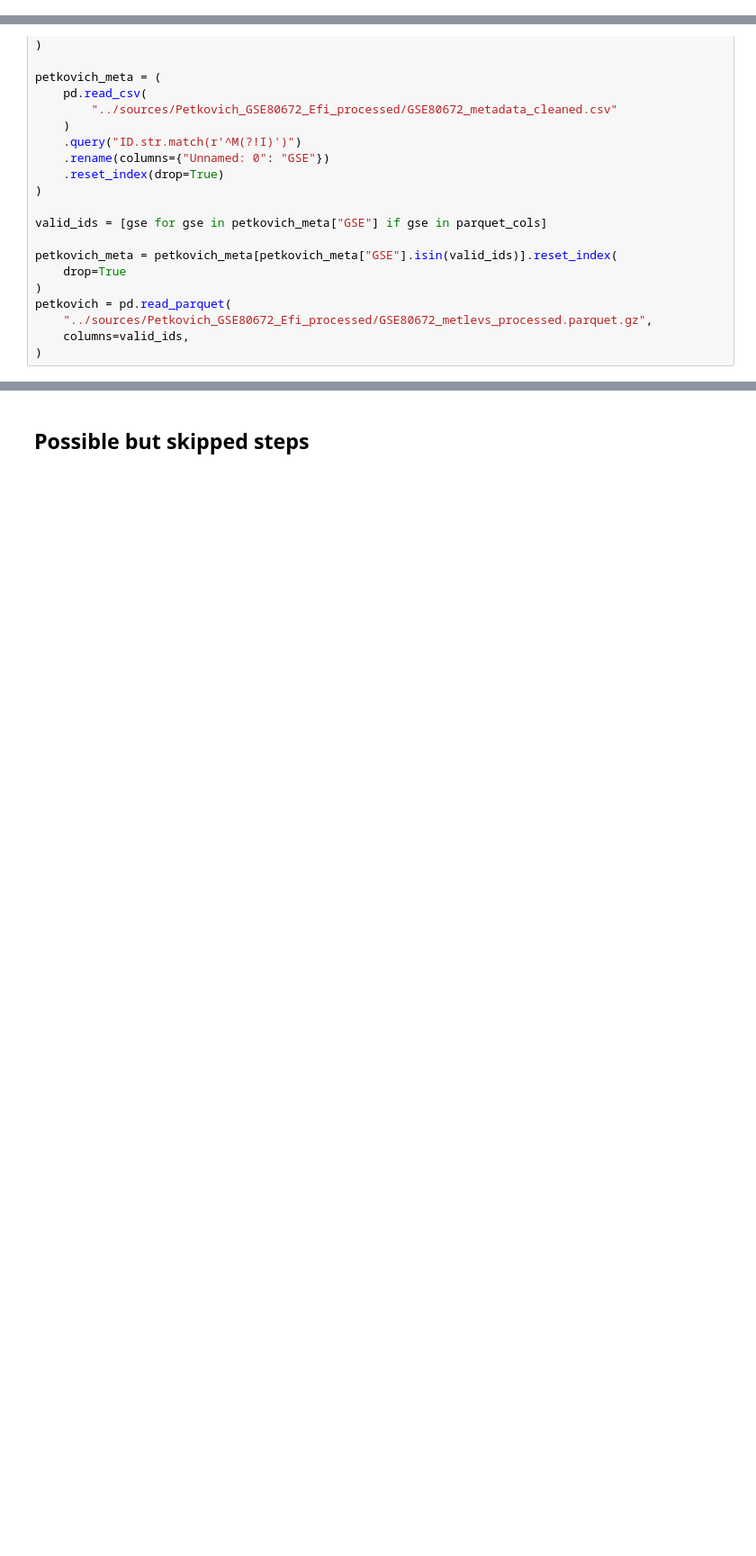
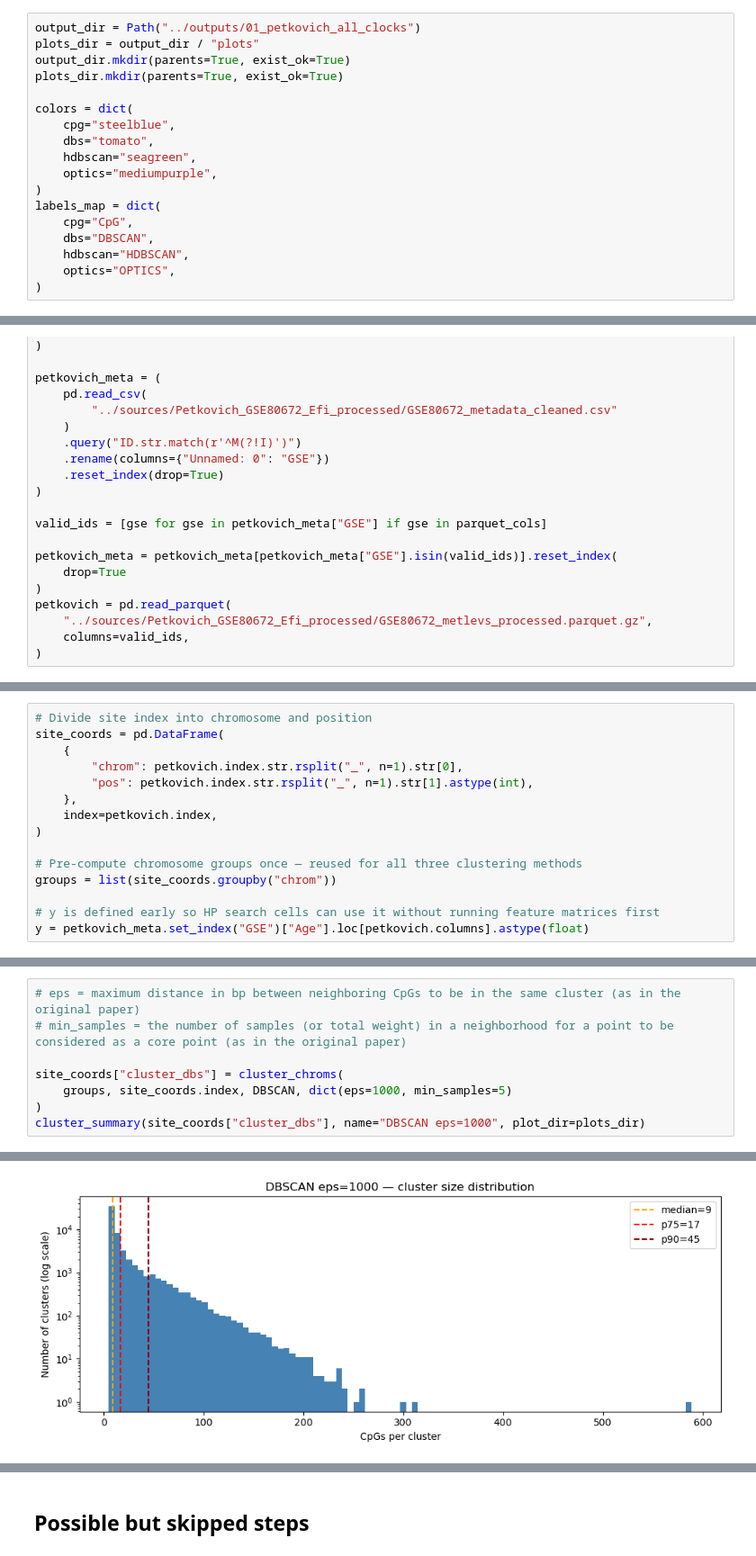
Before and after one commit to PavelGrobushkin/semen, a Jupyter notebook: notebooks/01_petkovich_blood_clocks.ipynb, the cells around one changed output, grey strips where cells are left out. Shown at 90% size. Cells and saved outputs as stored; diff of their text form; blank space fills up the shorter version.

```diff
--- a/notebooks/01_petkovich_blood_clocks.ipynb
+++ b/notebooks/01_petkovich_blood_clocks.ipynb
@@ -17,2 +27,20 @@ from sklearn.metrics import r2_score, root_mean_squared_error
+# %%
+output_dir = Path("../outputs/01_petkovich_all_clocks")
+plots_dir = output_dir / "plots"
+output_dir.mkdir(parents=True, exist_ok=True)
+plots_dir.mkdir(parents=True, exist_ok=True)
+
+colors = dict(
+    cpg="steelblue",
+    dbs="tomato",
+    hdbscan="seagreen",
+    optics="mediumpurple",
+)
+labels_map = dict(
+    cpg="CpG",
+    dbs="DBSCAN",
+    hdbscan="HDBSCAN",
+    optics="OPTICS",
+)
 # %% [markdown]
 # Training and testing Petkovich cluster-based and CpG-based clocks on the Petkovich dataset
@@ -350,0 +85,15 @@ Final model non-zero features for cluster-based model: 76
+# %%
+# Divide site index into chromosome and position
+site_coords = pd.DataFrame(
+    {
+        "chrom": petkovich.index.str.rsplit("_", n=1).str[0],
+        "pos": petkovich.index.str.rsplit("_", n=1).str[1].astype(int),
+    },
+    index=petkovich.index,
+)
+
+# Pre-compute chromosome groups once — reused for all three clustering methods
+groups = list(site_coords.groupby("chrom"))
+
+# y is defined early so HP search cells can use it without running feature matrices first
+y = petkovich_meta.set_index("GSE")["Age"].loc[petkovich.columns].astype(float)
@@ -350,0 +104,9 @@ Final model non-zero features for cluster-based model: 76
+# %%
+# eps = maximum distance in bp between neighboring CpGs to be in the same cluster (as in the original paper)
+# min_samples = the number of samples (or total weight) in a neighborhood for a point to be considered as a core point (as in the original paper)
+
+site_coords["cluster_dbs"] = cluster_chroms(
+    groups, site_coords.index, DBSCAN, dict(eps=1000, min_samples=5)
+)
+cluster_summary(site_coords["cluster_dbs"], name="DBSCAN eps=1000", plot_dir=plots_dir)
+# %% [output]
@@ -350,0 +130 @@ Final model non-zero features for cluster-based model: 76
+[figure, added]
```
Also changed, not shown: parts of 84 cells of this notebook.
